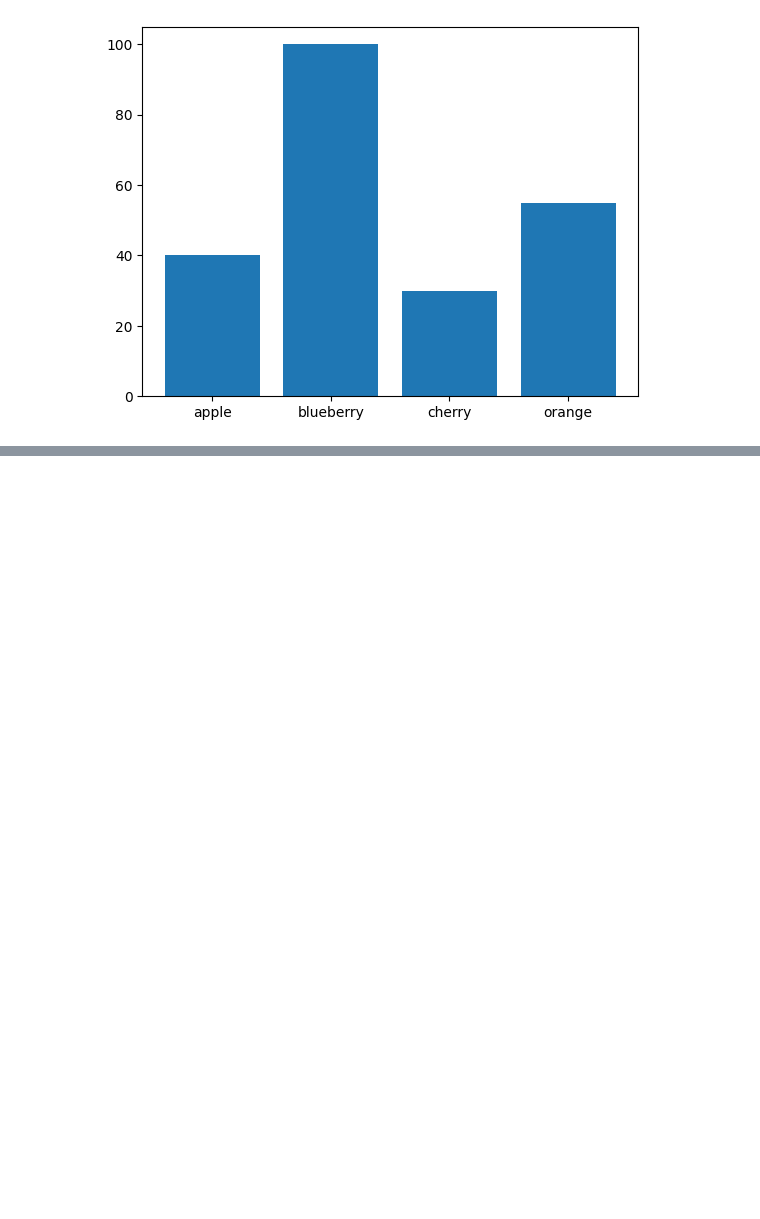
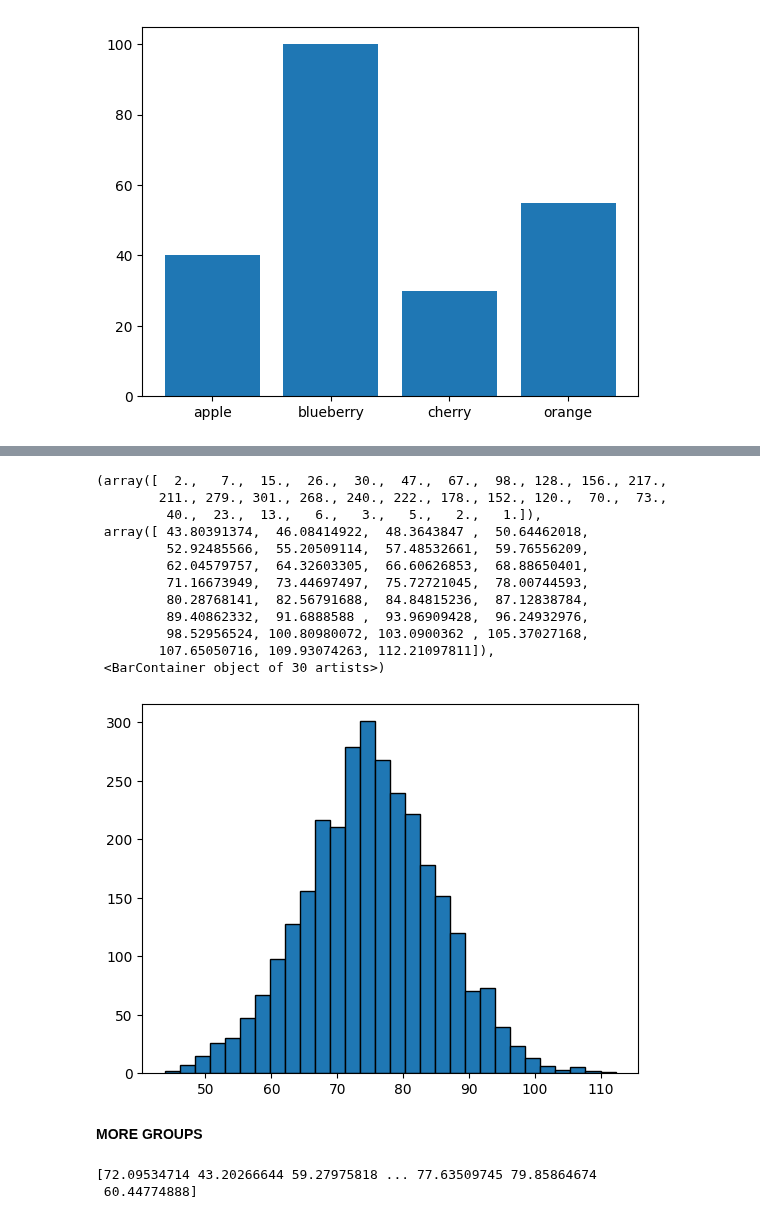
Before and after one commit to Glogover/principles_of_data_analytics, a Jupyter notebook: boxplots.ipynb, the cells around one changed output, grey strips where cells are left out. Saved outputs shown, nothing was run; the diff lists cells and outputs as text; code cells hidden in the pictures; blank space fills up the shorter version.

```diff
--- a/boxplots.ipynb
+++ b/boxplots.ipynb
@@ -22,0 +61,28 @@ plt.bar(fruits, counts)
+# %%
+# Histogram
+plt.hist(group_1, bins = 30, edgecolor = 'black')
+# %% [output]
+(array([  2.,   7.,  15.,  26.,  30.,  47.,  67.,  98., 128., 156., 217.,
+        211., 279., 301., 268., 240., 222., 178., 152., 120.,  70.,  73.,
+         40.,  23.,  13.,   6.,   3.,   5.,   2.,   1.]),
+ array([ 43.80391374,  46.08414922,  48.3643847 ,  50.64462018,
+         52.92485566,  55.20509114,  57.48532661,  59.76556209,
+         62.04579757,  64.32603305,  66.60626853,  68.88650401,
+         71.16673949,  73.44697497,  75.72721045,  78.00744593,
+         80.28768141,  82.56791688,  84.84815236,  87.12838784,
+         89.40862332,  91.6888588 ,  93.96909428,  96.24932976,
+         98.52956524, 100.80980072, 103.0900362 , 105.37027168,
+        107.65050716, 109.93074263, 112.21097811]),
+ <BarContainer object of 30 artists>)
+[figure, added]
+# %% [markdown]
+**MORE GROUPS**
+# %%
+# GROUP 2: Mean = 65, Std Dev = 12, Size = 3000
+group_2 = rng.normal(65, 12, 3000)
+
+# Show
+print(group_2)
+# %% [output]
+[72.09534714 43.20266644 59.27975818 ... 77.63509745 79.85864674
+ 60.44774888]
```
Also changed, not shown: parts of 9 cells of this notebook.
